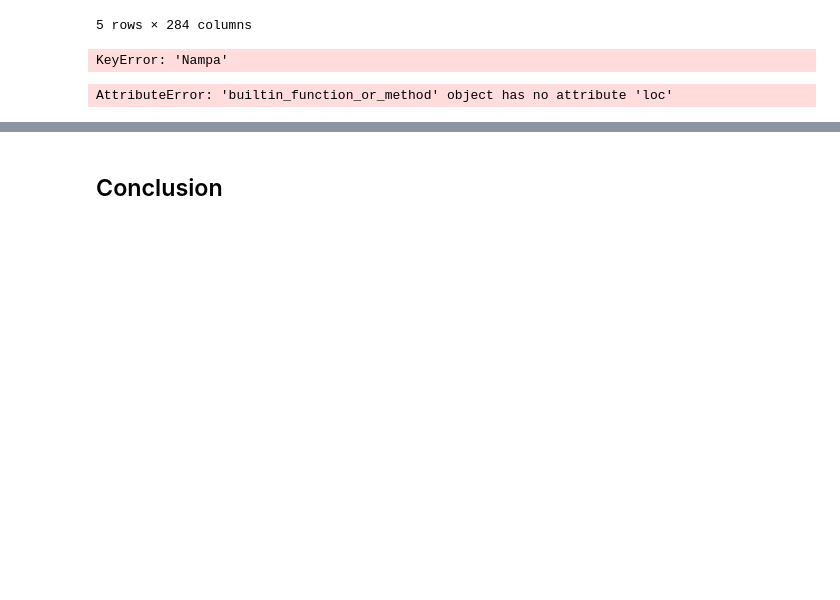
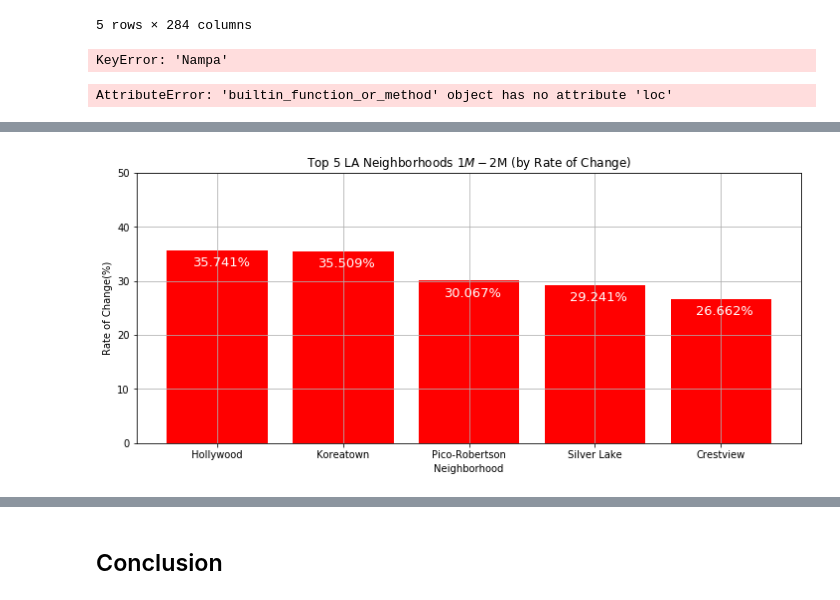
Before and after one commit to vitoperez117/Python-Project-US-Housing, a Jupyter notebook: US_housing_price/US_housing_price.ipynb, the cells around one changed output, grey strips where cells are left out. Drawn from its saved outputs; the diff is of its cells as text; code cells hidden in the pictures; blank space fills up the shorter version.

```diff
--- a/US_housing_price/US_housing_price.ipynb
+++ b/US_housing_price/US_housing_price.ipynb
@@ -573,0 +685,24 @@ plt.legend(loc = "upper left", fontsize = "large", fancybox = True)
+# %%
+bin3_bars = topla_bin3.head()
+bin3_bars
+
+fig,ax = plt.subplots(figsize = (12,5))
+plt.grid()
+
+ax.bar(bin3_bars["RegionName"],bin3_bars["Rate of Change 3year"]*100, color = "red")
+ax.set_title("Top 5 LA Neighborhoods $1M-$2M (by Rate of Change)")
+ax.set_ylabel("Rate of Change(%)")
+ax.set_xlabel("Neighborhood")
+ax.set_ylim(0, 50)
+
+# Use functions to label the percentages of changes
+# Call functions to implement the function calls
+for i in ax.patches:
+  ax.text(i.get_x()+.2, i.get_height()-3,
+  str(round(i.get_height(),3))+"%", fontsize=13, color = "white", alpha = 1)
+
+# Show the Figure
+plt.savefig("la_2million")
+plt.show()
+# %% [output]
+[figure, added]
```
Also changed, not shown: parts of 12 cells of this notebook, 6 other files.
